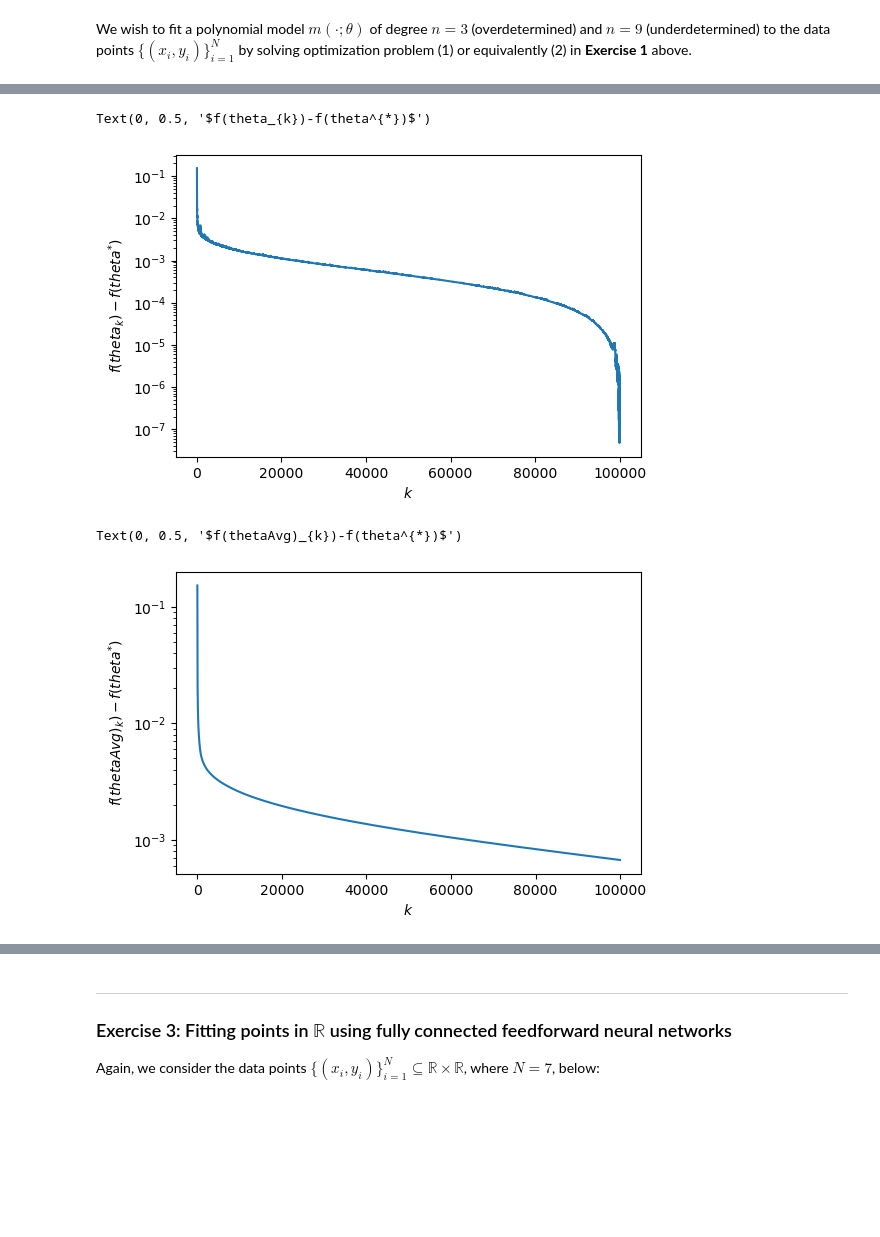
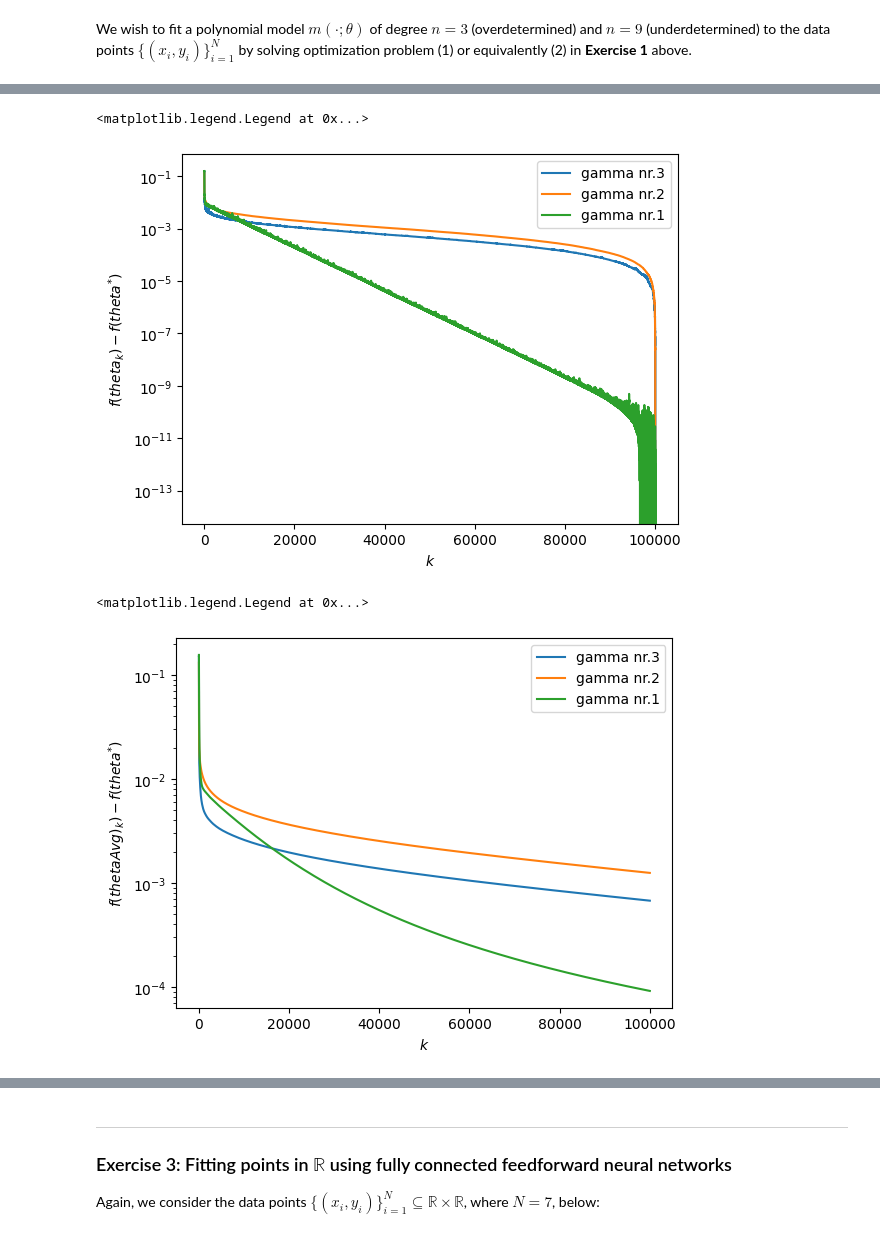
Before and after one commit to RasmusBacklund/FRTN50, a Jupyter notebook: handin2.ipynb, the cells around one changed output, grey strips where cells are left out. Drawn from its saved outputs; the diff is of its cells as text; code cells hidden in the pictures; blank space fills up the shorter version.

```diff
--- a/handin2.ipynb
+++ b/handin2.ipynb
@@ -645,20 +667,24 @@ ftheta_diff, fthetaAvg_diff = SGD(N, n, xs, ys, k)
 # %%
 k = 100000
 fig, axes = plt.subplots(dpi=100)
 axes.set_yscale('log')
-axes.plot(np.linspace(0,k,k),ftheta_diff[:k])
+for x in plot_list:
+    axes.plot(np.linspace(0,k,k),x)
 axes.set_xlabel('$k$')
 axes.set_ylabel('$f(theta_{k})-f(theta^{*})$')
+axes.legend(['gamma nr.3','gamma nr.2','gamma nr.1'])
 # %% [output]
-Text(0, 0.5, '$f(theta_{k})-f(theta^{*})$')
+<matplotlib.legend.Legend at 0x...>
-[figure, old version]
+[figure, new version]
 # %%
 k = 100000
 fig, axes = plt.subplots(dpi=100)
 axes.set_yscale('log')
-axes.plot(np.linspace(0,k,k), fthetaAvg_diff[:k])
+for x in plot_listAvg:
+    axes.plot(np.linspace(0,k,k), x)
 axes.set_xlabel('$k$')
 axes.set_ylabel('$f(thetaAvg)_{k})-f(theta^{*})$')
+axes.legend(['gamma nr.3','gamma nr.2','gamma nr.1'])
 # %% [output]
-Text(0, 0.5, '$f(thetaAvg)_{k})-f(theta^{*})$')
+<matplotlib.legend.Legend at 0x...>
-[figure, old version]
+[figure, new version]
```
Also changed, not shown: parts of 37 cells of this notebook.
